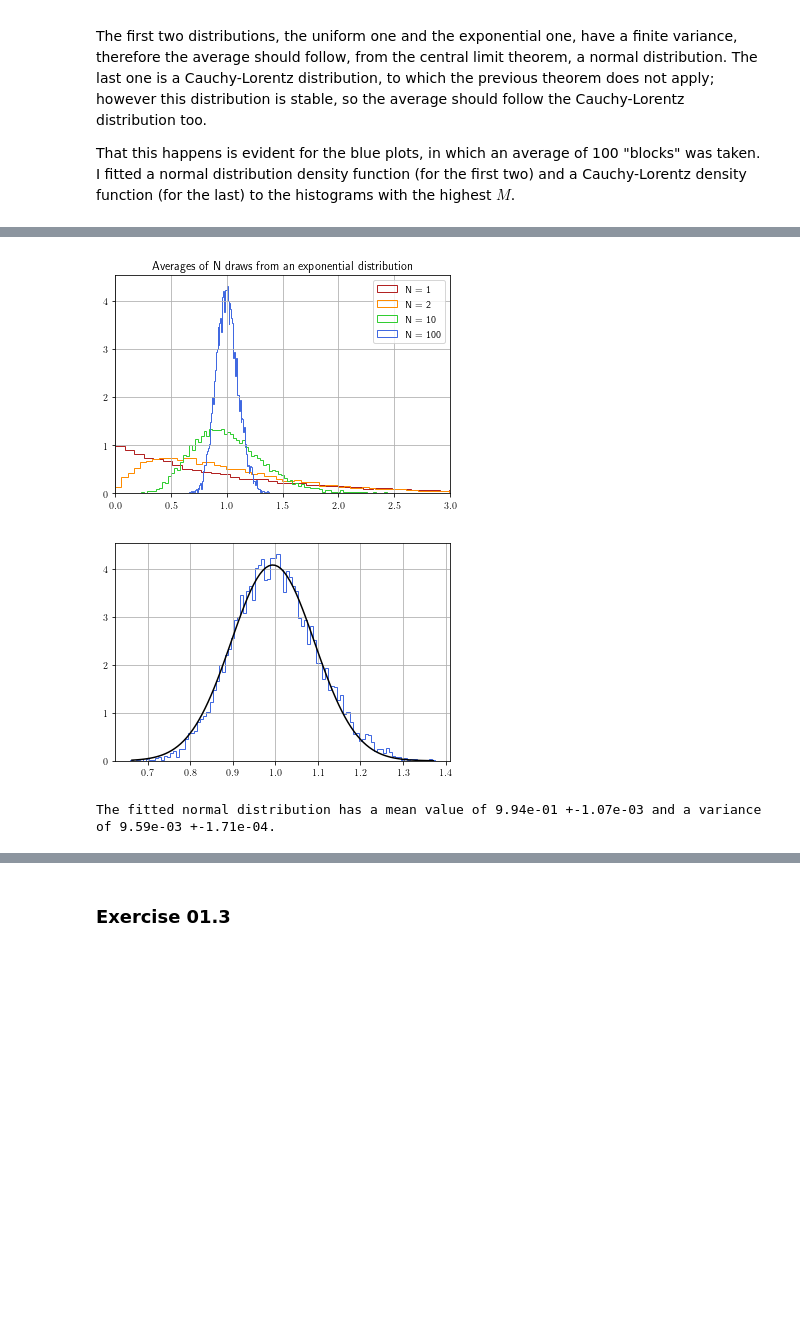
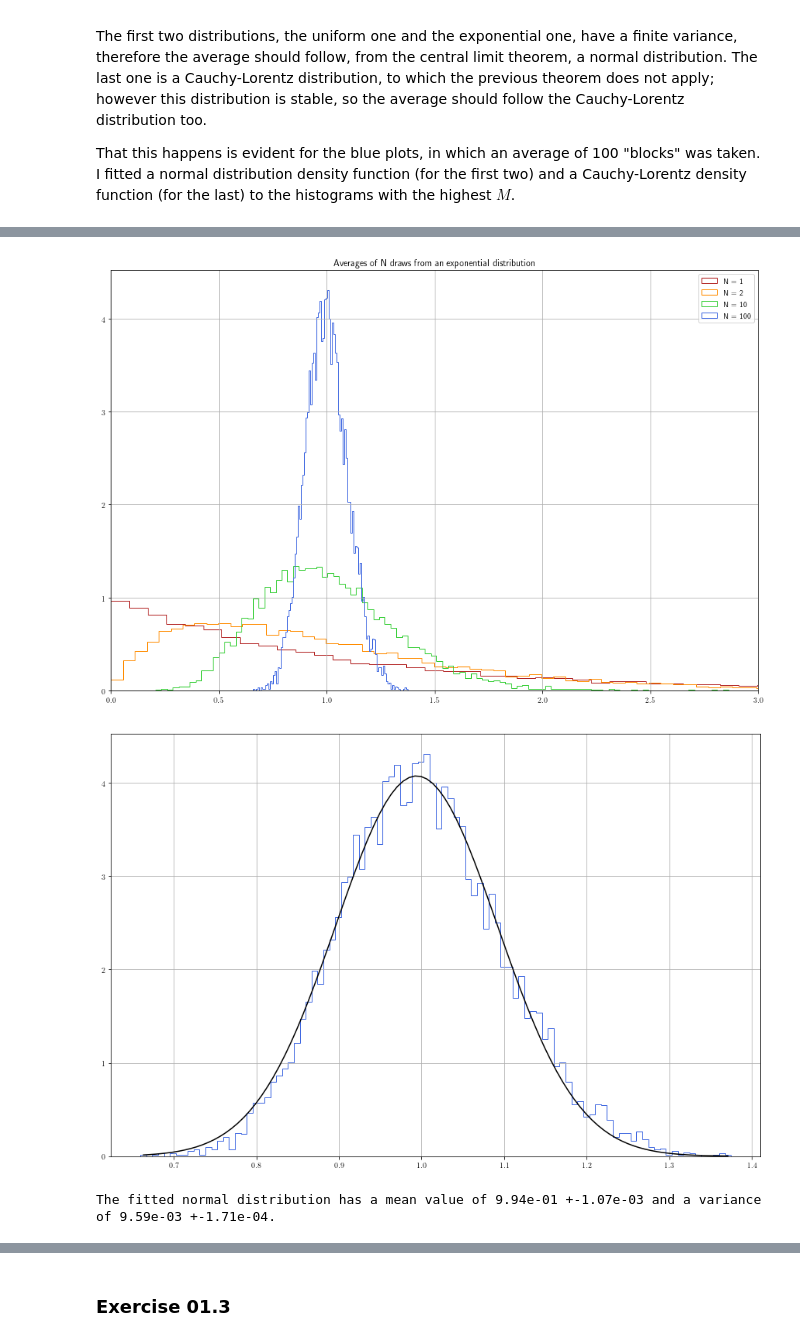
Before and after one commit to phaerrax/lab-simulazione-numerica, a Jupyter notebook: exercise01/exercise01.ipynb, the cells around one changed output, grey strips where cells are left out. Drawn from its saved outputs; the diff is of its cells as text; code cells hidden in the pictures; blank space fills up the shorter version.

```diff
--- a/exercise01/exercise01.ipynb
+++ b/exercise01/exercise01.ipynb
@@ -145,39 +149,39 @@ d0, d1, d2, d3 = np.loadtxt(filename, skiprows = 1, unpack = True)
 
 # Plot
 # The histograms are normalized (with 'density = True') to a total area of 1.
-plt.figure(1)
+plt.figure(1, figsize = (15,10))
 plt.hist(d0, bins = n_bins, label = "N = " + n_draws[0], density = True, color = colors[0], histtype = "step")
 plt.hist(d1, bins = n_bins, label = "N = " + n_draws[1], density = True, color = colors[1], histtype = "step")
 plt.hist(d2, bins = n_bins, label = "N = " + n_draws[2], density = True, color = colors[2], histtype = "step")
 bin_values, bins, patches = plt.hist(d3, bins = n_bins, label = "N = " + n_draws[3], density = True, color = colors[3], histtype = "step")
 plt.title("Averages of N draws from an exponential distribution")
 plt.xlim(0, 3)
 plt.grid(True)
 plt.legend()
 
 # Gaussian fit (d3 only)
-plt.figure(2)
+plt.figure(2, figsize = (15,10))
 def gauss(x, mean, variance):
     return 1 / np.sqrt(2 * np.pi * variance) * np.exp(-(x - mean)**2 / (2 * variance))
 
 # From 'bins' create an array that contains the centre of each bin
 bin_centres = [0.5 * (bins[i + 1] + bins[i]) for i in range(len(bins) - 1)]
 
 optimal_values, covariance_matrix = curve_fit(gauss, bin_centres, bin_values)
 plt.hist(d3, bins = n_bins, label = "N = " + n_draws[3], density = True, color = colors[3], histtype = "step")
 plt.plot(bin_centres, [gauss(x, optimal_values[0], optimal_values[1]) for x in bin_centres], color = "black")
 plt.grid(True)
 
 plt.show()
 
 print("The fitted normal distribution has a mean value of "
       + "{:.2e}".format(optimal_values[0]) + " +-" + "{:.2e}".format(np.sqrt(covariance_matrix[0][0]))
       + " and a variance of "
       + "{:.2e}".format(optimal_values[1]) + " +-" + "{:.2e}".format(np.sqrt(covariance_matrix[1][1]))
       + ".")
 # %% [output]
-[figure, old version]
+[figure, new version]
-[figure, old version]
+[figure, new version]
 The fitted normal distribution has a mean value of 9.94e-01 +-1.07e-03 and a variance of 9.59e-03 +-1.71e-04.
 # %%
 ## Cauchy-Lorentz distribution
```
Also changed, not shown: parts of 6 cells of this notebook, 2 other files.
